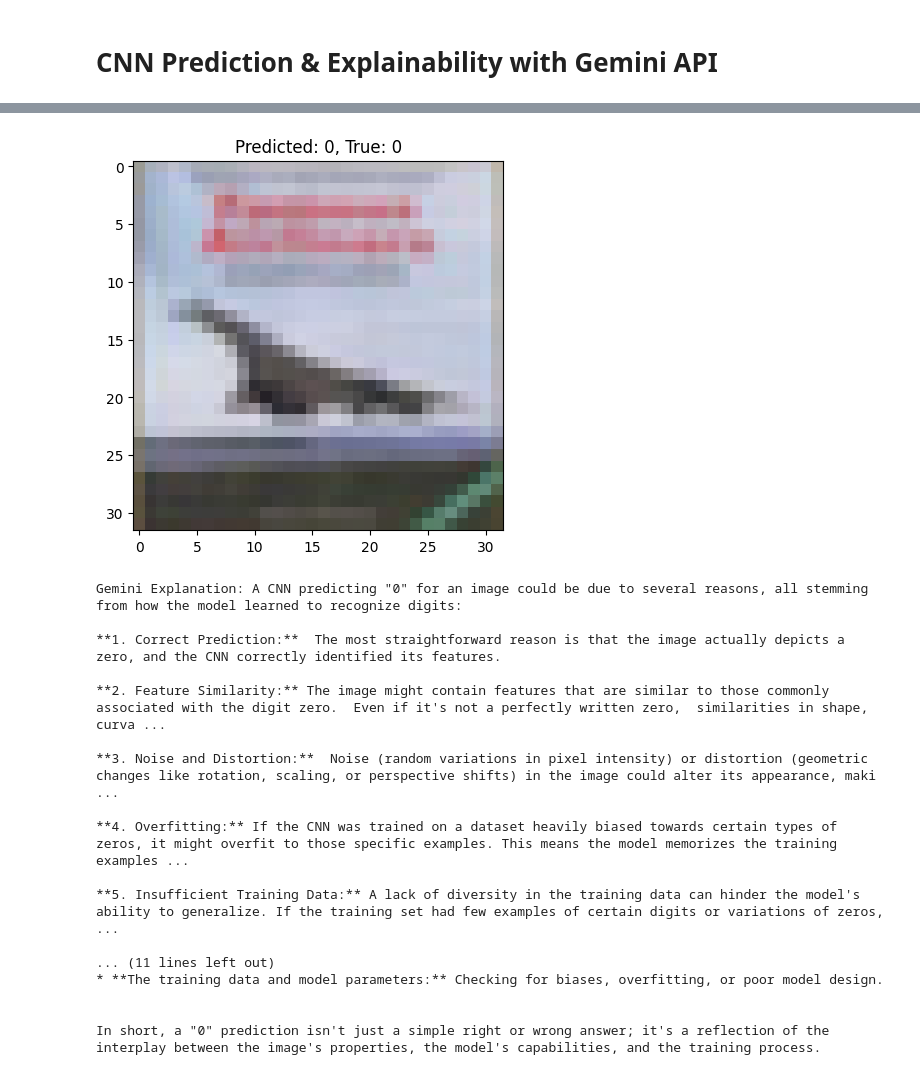
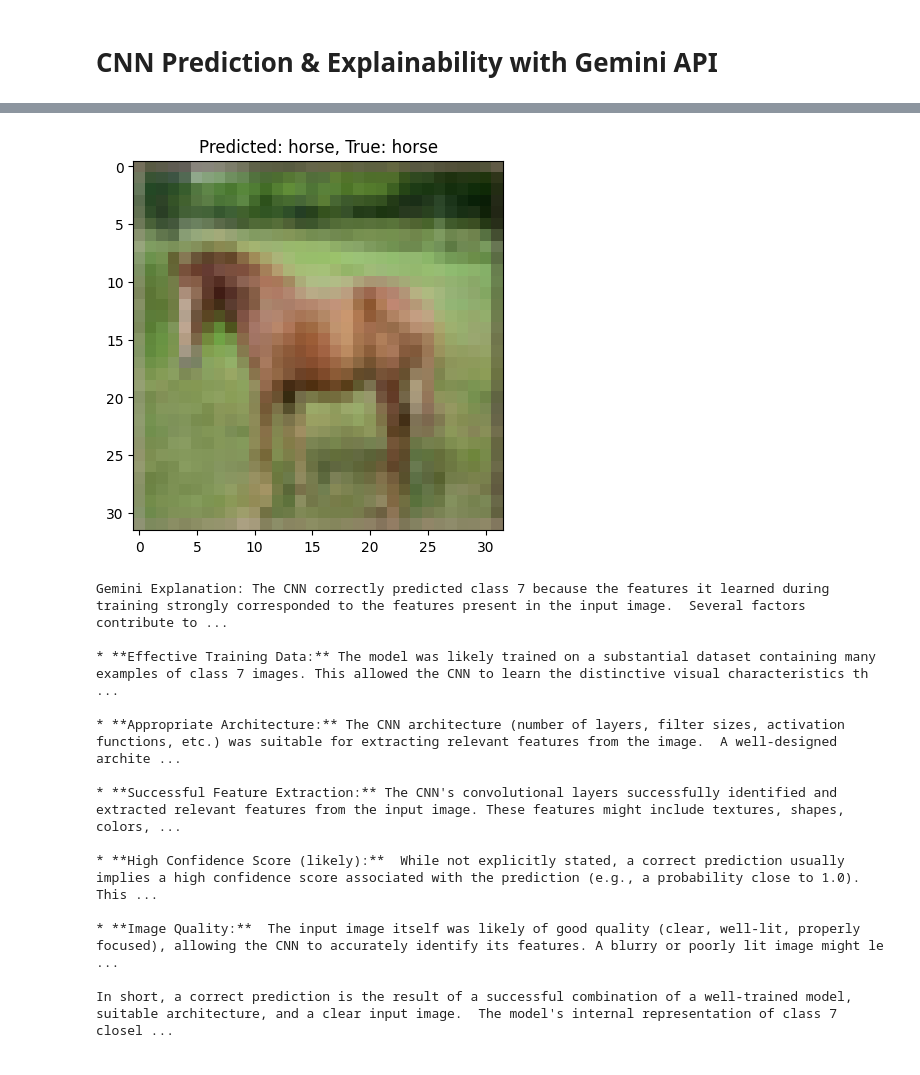
Before and after one commit to KarthiK-ctrl-A/BigDataAnalytics, a Jupyter notebook: SaiKarthikPatri_CNN_Modeling&Explainability_with_Gemini_API.ipynb, the cells around one changed output, grey strips where cells are left out. Cells and saved outputs as stored; diff of their text form; code cells hidden in the pictures.

Commit message:
Latest Edits for CIFAR-10 Data

```diff
--- a/SaiKarthikPatri_CNN_Modeling&Explainability_with_Gemini_API.ipynb
+++ b/SaiKarthikPatri_CNN_Modeling&Explainability_with_Gemini_API.ipynb
@@ -186,19 +187,22 @@ Files already downloaded and verified
 # %%
+# Define CIFAR-10 class names
+classes = ('plane', 'car', 'bird', 'cat', 'deer', 'dog', 'frog', 'horse', 'ship', 'truck')
+
 # CNN Model Definition for CIFAR-10
 class CNN(nn.Module):
     def __init__(self):
         super(CNN, self).__init__()
         # Input has 3 channels (RGB) instead of 1 channel (grayscale)
-        self.conv1 = nn.Conv2d(3, 32, kernel_size=3, stride=1, padding=1)
+        self.conv1 = nn.Conv2d(3, 16, kernel_size=3, stride=1, padding=1)
         self.pool = nn.MaxPool2d(2, 2)
-        self.conv2 = nn.Conv2d(32, 64, kernel_size=3, stride=1, padding=1)
-        self.fc1 = nn.Linear(64 * 8 * 8, 128)  # CIFAR-10 images are 32x32, after two poolings the size is 8x8
-        self.fc2 = nn.Linear(128, 10)  # 10 output classes for CIFAR-10
+        self.conv2 = nn.Conv2d(16, 32, kernel_size=3, stride=1, padding=1)
+        self.fc1 = nn.Linear(32 * 8 * 8, 64)  # CIFAR-10 images are 32x32, after two poolings the size is 8x8
+        self.fc2 = nn.Linear(64, 10)  # 10 output classes for CIFAR-10
 
     def forward(self, x):
         x = self.pool(torch.relu(self.conv1(x)))
         x = self.pool(torch.relu(self.conv2(x)))
-        x = x.view(-1, 64 * 8 * 8)
+        x = x.view(-1, 32 * 8 * 8)
         x = torch.relu(self.fc1(x))
         x = self.fc2(x)
         return x
@@ -236,30 +270,57 @@ NameError: name 'CNN' is not defined
 # %%
-# Display a random image from the test set and its prediction
+# # Display a random image from the test set and its prediction
+# dataiter = iter(testloader)
+# images, labels = next(dataiter)
+
+# # Randomly pick an image from the batch
+# index = random.randint(0, len(images) - 1)
+# img = images[index].permute(1, 2, 0)  # Rearrange tensor dimensions from (C, H, W) to (H, W, C) for display
+# true_label = labels[index].item()
+
+# # Get the prediction for the chosen image
+# output = model(images[index].unsqueeze(0))  # Add a batch dimension to the image
+# predicted_label = torch.argmax(output).item()
+
+# # Display the image with predicted and true labels
+# plt.imshow((img * 0.5 + 0.5).numpy())  # Unnormalize the image for display
+# plt.title(f"Predicted: {predicted_label}, True: {true_label}")
+# plt.show()
+
+# Ensure the model is in evaluation mode
+model.eval()
+
+# Get a batch of images and labels from the test loader
 dataiter = iter(testloader)
 images, labels = next(dataiter)
 
 # Randomly pick an image from the batch
 index = random.randint(0, len(images) - 1)
 img = images[index].permute(1, 2, 0)  # Rearrange tensor dimensions from (C, H, W) to (H, W, C) for display
 true_label = labels[index].item()
 
+# Move image to device (if using GPU)
+img_input = images[index].unsqueeze(0).to(device)  # Add a batch dimension to the image
+
 # Get the prediction for the chosen image
-output = model(images[index].unsqueeze(0))  # Add a batch dimension to the image
-predicted_label = torch.argmax(output).item()
+output = model(img_input)
+predicted_label = torch.argmax(output, dim=1).item()
+
+# Unnormalize the image for display
+img = img * 0.5 + 0.5  # CIFAR-10 normalization was done with mean=0.5, std=0.5, so reverse it here
 
 # Display the image with predicted and true labels
-plt.imshow((img * 0.5 + 0.5).numpy())  # Unnormalize the image for display
-plt.title(f"Predicted: {predicted_label}, True: {true_label}")
+plt.imshow(img.cpu().numpy())  # Move image back to CPU if necessary
+plt.title(f"Predicted: {classes[predicted_label]}, True: {classes[true_label]}")
 plt.show()
 # %% [output]
-[figure, old version]
+[figure, new version]
 # %%
 GEMINI_API_KEY = "AIzaSyCPs6PShiJ6xc8oWrPBVteqvTfPGiBjMbs"
 GEMINI_ENDPOINT = "https://generativelanguage.googleapis.com/v1beta/models/gemini-1.5-flash:generateContent"
 headers = {
 "Content-Type": "application/json"
 }
-prompt = f"The CNN model predicted digit {predicted_label} for an image. Explain why it might have made this prediction."
+prompt = f"The CNN model predicted class {predicted_label} for an image and actual class {true_label}. Explain why it might have made this prediction."
 data = {
     "contents": [
         {
@@ -286,20 +347,16 @@ if response.status_code == 200:
 else:
     print(f"Error {response.status_code}: {response.text}")
 # %% [output]
-Gemini Explanation: A CNN predicting "0" for an image could be due to several reasons, all stemming from how the model learned to recognize digits:
+Gemini Explanation: The CNN correctly predicted class 7 because the features it learned during training strongly corresponded to the features present in the input image.  Several factors contribute to ...
 
-**1. Correct Prediction:**  The most straightforward reason is that the image actually depicts a zero, and the CNN correctly identified its features.
+* **Effective Training Data:** The model was likely trained on a substantial dataset containing many examples of class 7 images. This allowed the CNN to learn the distinctive visual characteristics th ...
 
-**2. Feature Similarity:** The image might contain features that are similar to those commonly associated with the digit zero.  Even if it's not a perfectly written zero,  similarities in shape, curva ...
+* **Appropriate Architecture:** The CNN architecture (number of layers, filter sizes, activation functions, etc.) was suitable for extracting relevant features from the image.  A well-designed archite ...
 
-**3. Noise and Distortion:**  Noise (random variations in pixel intensity) or distortion (geometric changes like rotation, scaling, or perspective shifts) in the image could alter its appearance, maki ...
+* **Successful Feature Extraction:** The CNN's convolutional layers successfully identified and extracted relevant features from the input image. These features might include textures, shapes, colors, ...
 
-**4. Overfitting:** If the CNN was trained on a dataset heavily biased towards certain types of zeros, it might overfit to those specific examples. This means the model memorizes the training examples ...
+* **High Confidence Score (likely):**  While not explicitly stated, a correct prediction usually implies a high confidence score associated with the prediction (e.g., a probability close to 1.0). This ...
 
-**5. Insufficient Training Data:** A lack of diversity in the training data can hinder the model's ability to generalize. If the training set had few examples of certain digits or variations of zeros, ...
+* **Image Quality:**  The input image itself was likely of good quality (clear, well-lit, properly focused), allowing the CNN to accurately identify its features. A blurry or poorly lit image might le ...
 
-... (11 lines left out)
-* **The training data and model parameters:** Checking for biases, overfitting, or poor model design.
-
-
-In short, a "0" prediction isn't just a simple right or wrong answer; it's a reflection of the interplay between the image's properties, the model's capabilities, and the training process.
+In short, a correct prediction is the result of a successful combination of a well-trained model, suitable architecture, and a clear input image.  The model's internal representation of class 7 closel ...
```
Also changed, not shown: parts of 6 cells of this notebook.
